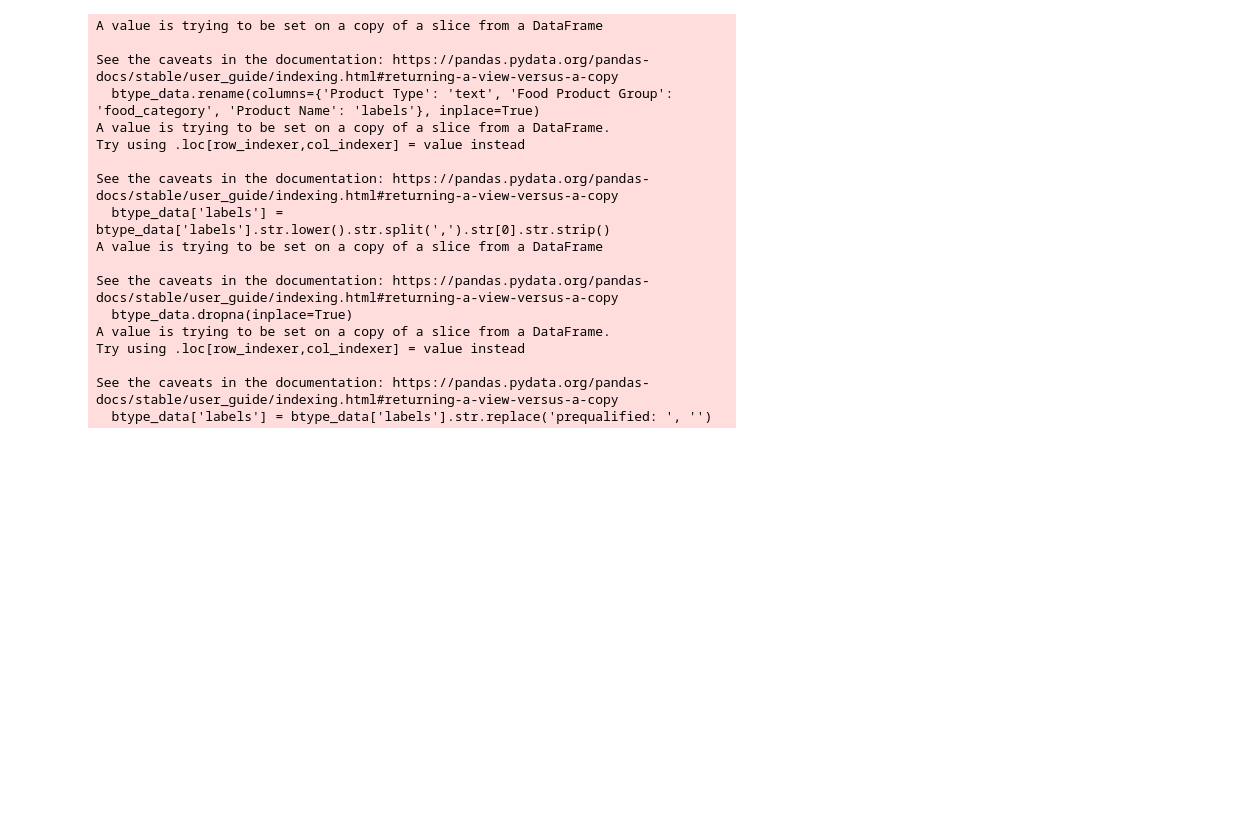
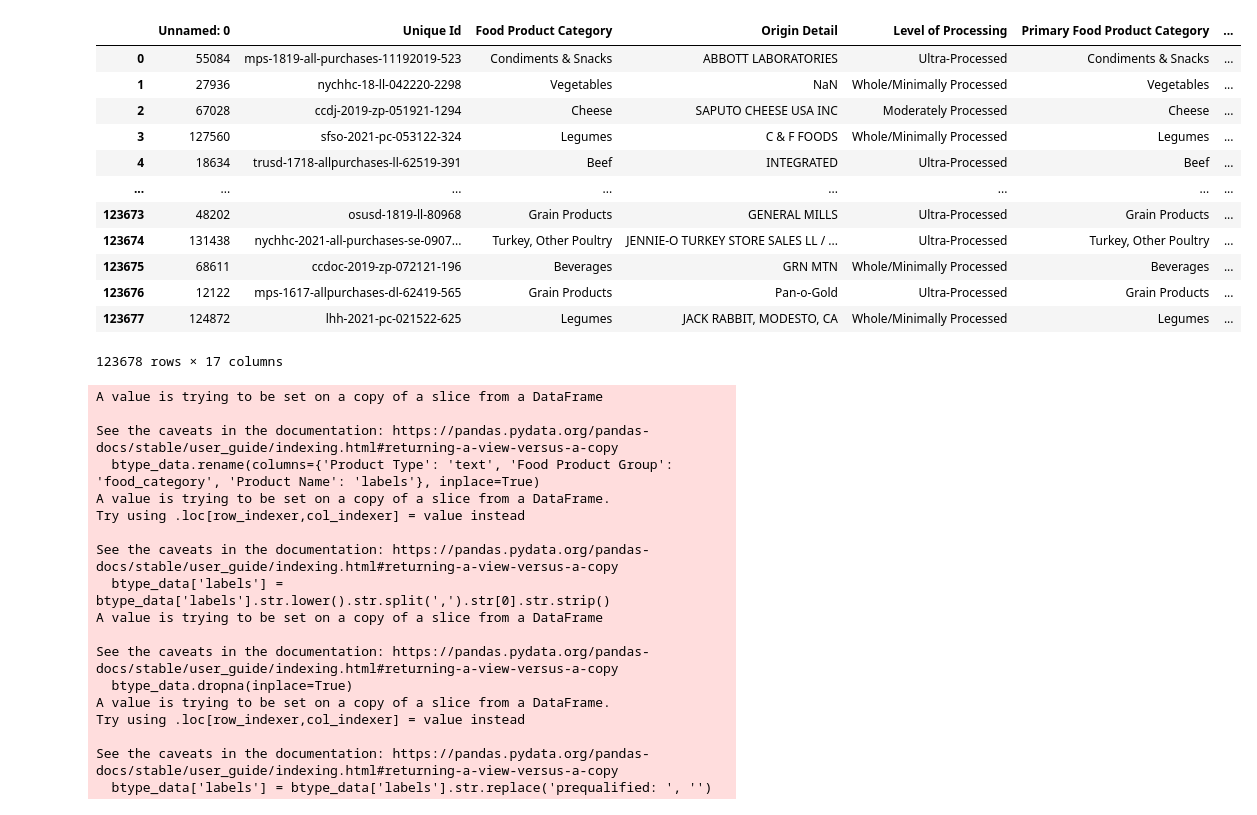
Before and after one commit to uchicago-dsi/good-food-purchasing, a Jupyter notebook: notebooks/data_cleaning.ipynb, the cells around one changed output. Cells and saved outputs as stored; diff of their text form; code cells hidden in the pictures; blank space fills up the shorter version.

```diff
--- a/notebooks/data_cleaning.ipynb
+++ b/notebooks/data_cleaning.ipynb
@@ -27,3 +29,19 @@ complete_food_data.to_csv('/Users/anthonyhakim/DSI/good-food-purchasing/CGFP_bul
+# %%
+complete_food_data
+# %% [output]
+|  | Unnamed: 0 | Unique Id | Food Product Category | Origin Detail | Level of Processing | Primary Food Product Category | ... |
+| 0 | 55084 | mps-1819-all-purchases-11192019-523 | Condiments & Snacks | ABBOTT LABORATORIES | Ultra-Processed | Condiments & Snacks | ... |
+| 1 | 27936 | nychhc-18-ll-042220-2298 | Vegetables | NaN | Whole/Minimally Processed | Vegetables | ... |
+| 2 | 67028 | ccdj-2019-zp-051921-1294 | Cheese | SAPUTO CHEESE USA INC | Moderately Processed | Cheese | ... |
+| 3 | 127560 | sfso-2021-pc-053122-324 | Legumes | C & F FOODS | Whole/Minimally Processed | Legumes | ... |
+| 4 | 18634 | trusd-1718-allpurchases-ll-62519-391 | Beef | INTEGRATED | Ultra-Processed | Beef | ... |
+| ... | ... | ... | ... | ... | ... | ... | ... |
+| 123673 | 48202 | osusd-1819-ll-80968 | Grain Products | GENERAL MILLS | Ultra-Processed | Grain Products | ... |
+| 123674 | 131438 | nychhc-2021-all-purchases-se-0907... | Turkey, Other Poultry | JENNIE-O TURKEY STORE SALES LL / ... | Ultra-Processed | Turkey, Other Poultry | ... |
+| 123675 | 68611 | ccdoc-2019-zp-072121-196 | Beverages | GRN MTN | Whole/Minimally Processed | Beverages | ... |
+| 123676 | 12122 | mps-1617-allpurchases-dl-62419-565 | Grain Products | Pan-o-Gold | Ultra-Processed | Grain Products | ... |
+| 123677 | 124872 | lhh-2021-pc-021522-625 | Legumes | JACK RABBIT, MODESTO, CA | Whole/Minimally Processed | Legumes | ... |
+123678 rows × 17 columns
 # %%
 btype_data = complete_food_data[['Product Type', 'Food Product Group', 'Product Name']]
 btype_data.rename(columns={'Product Type': 'text', 'Food Product Group': 'food_category', 'Product Name': 'labels'}, inplace=True)
```
Also changed, not shown: parts of 33 cells of this notebook, 1 other file.
